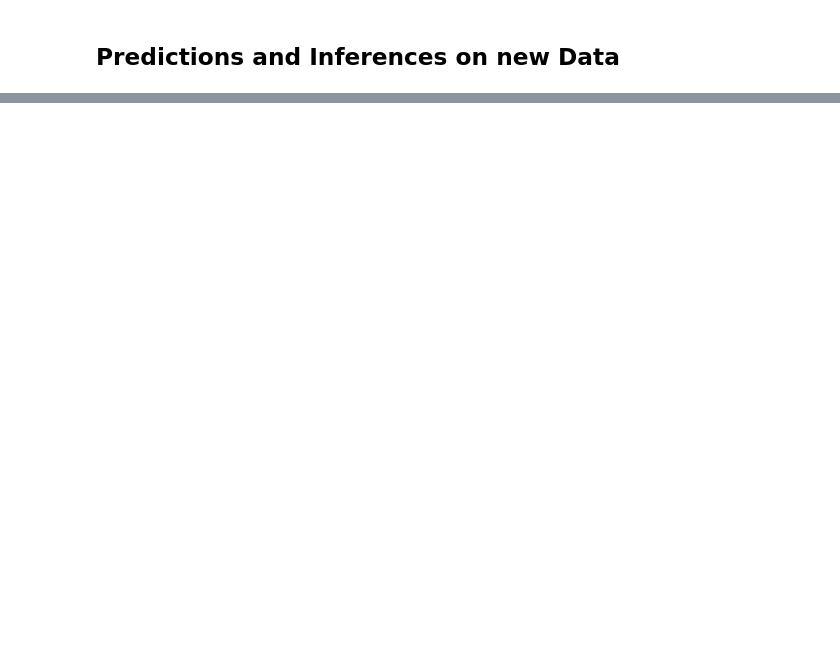
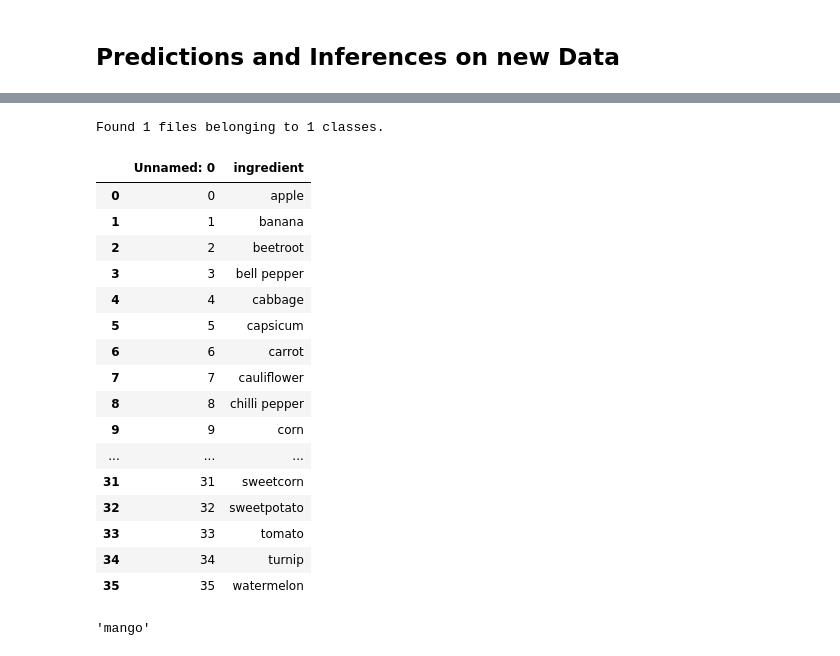
Before and after one commit to shanelk1/Recipe_recommendation_bot, a Jupyter notebook: image_classification_model_fruits_veg.ipynb, the cells around one changed output, grey strips where cells are left out. Drawn from its saved outputs; the diff is of its cells as text; code cells hidden in the pictures; blank space fills up the shorter version.

```diff
--- a/image_classification_model_fruits_veg.ipynb
+++ b/image_classification_model_fruits_veg.ipynb
@@ -242,0 +276,13 @@ val_predictions = model.predict(val_df)
+# %%
+test_image_df = image_dataset_from_directory(
+    directory = '/Users/jalhussain/ASU/ASU_Fintech/project2/Recipe_recommendation_bot/test_image',
+    labels = 'inferred',
+    label_mode = 'categorical',
+    seed = 5,
+    color_mode="rgb",
+    shuffle = True ,
+    batch_size = 32 ,
+    image_size = (100,100)
+    )
+# %% [output]
+Found 1 files belonging to 1 classes.
@@ -242,0 +296,27 @@ val_predictions = model.predict(val_df)
+# %%
+labels = pd.read_csv('labels.csv')
+
+labels
+# %% [output]
+|  | Unnamed: 0 | ingredient |
+| 0 | 0 | apple |
+| 1 | 1 | banana |
+| 2 | 2 | beetroot |
+| 3 | 3 | bell pepper |
+| 4 | 4 | cabbage |
+| 5 | 5 | capsicum |
+| 6 | 6 | carrot |
+| 7 | 7 | cauliflower |
+| 8 | 8 | chilli pepper |
+| 9 | 9 | corn |
+| ... | ... | ... |
+| 31 | 31 | sweetcorn |
+| 32 | 32 | sweetpotato |
+| 33 | 33 | tomato |
+| 34 | 34 | turnip |
+| 35 | 35 | watermelon |
+# %%
+label = labels.iloc[model.predict(test_image_df).argmax()]
+label.ingredient
+# %% [output]
+'mango'
```
Also changed, not shown: parts of 18 cells of this notebook, 2 other files.
